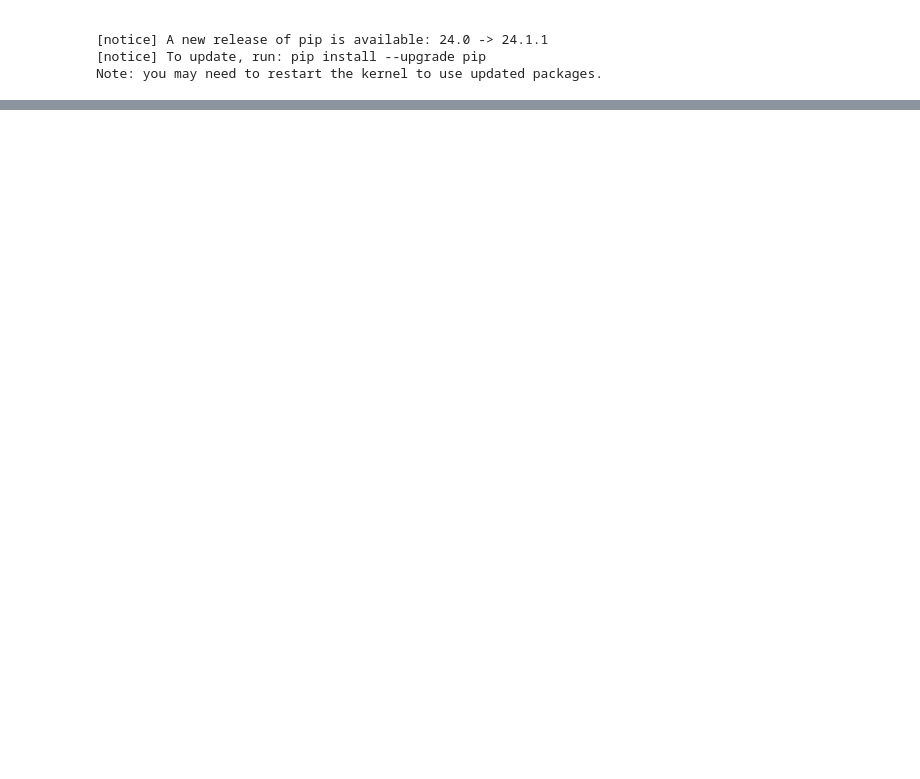
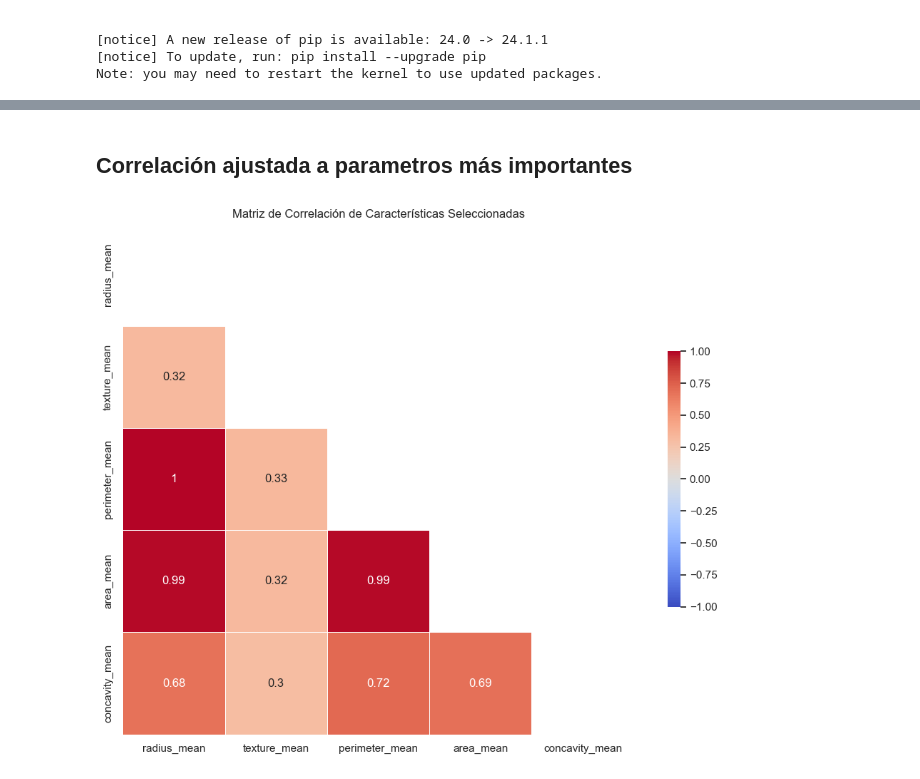
Before and after one commit to walmache/MaestriaIA-UHE, a Jupyter notebook: 2. CienciaAnaliticaDatos/Unidad1/casoPractico-cancerMama/cancerMama.ipynb, the cells around one changed output, grey strips where cells are left out. Saved outputs shown, nothing was run; the diff lists cells and outputs as text; code cells hidden in the pictures; blank space fills up the shorter version.

```diff
--- a/2. CienciaAnaliticaDatos/Unidad1/casoPractico-cancerMama/cancerMama.ipynb
+++ b/2. CienciaAnaliticaDatos/Unidad1/casoPractico-cancerMama/cancerMama.ipynb
@@ -28,0 +147,32 @@ data = pd.read_csv(url, header=None, names=column_names)
+# %% [markdown]
+## Correlación ajustada a parametros más importantes
+# %%
+##import pandas as pd
+##import seaborn as sns
+##import matplotlib.pyplot as plt
+##import numpy as np
+
+# Suponiendo que 'data' es tu DataFrame
+features = ['radius_mean', 'texture_mean', 'perimeter_mean', 'area_mean', 'concavity_mean']
+
+# Crear la matriz de correlación
+corr_matrix = data[features].corr()
+
+# Crear una máscara para el triángulo superior
+mask = np.triu(np.ones_like(corr_matrix, dtype=bool))
+
+# Configurar el estilo de seaborn
+sns.set(style="white")
+
+# Crear la figura
+plt.figure(figsize=(10, 8))
+
+# Crear el heatmap
+sns.heatmap(corr_matrix, mask=mask, annot=True, cmap="coolwarm", vmin=-1, vmax=1, center=0,
+            square=True, linewidths=.5, cbar_kws={"shrink": .5})
+
+plt.title("Matriz de Correlación de Características Seleccionadas")
+plt.tight_layout()
+plt.show()
+# %% [output]
+[figure, added]
```
Also changed, not shown: parts of 10 cells of this notebook, 9 other files.
